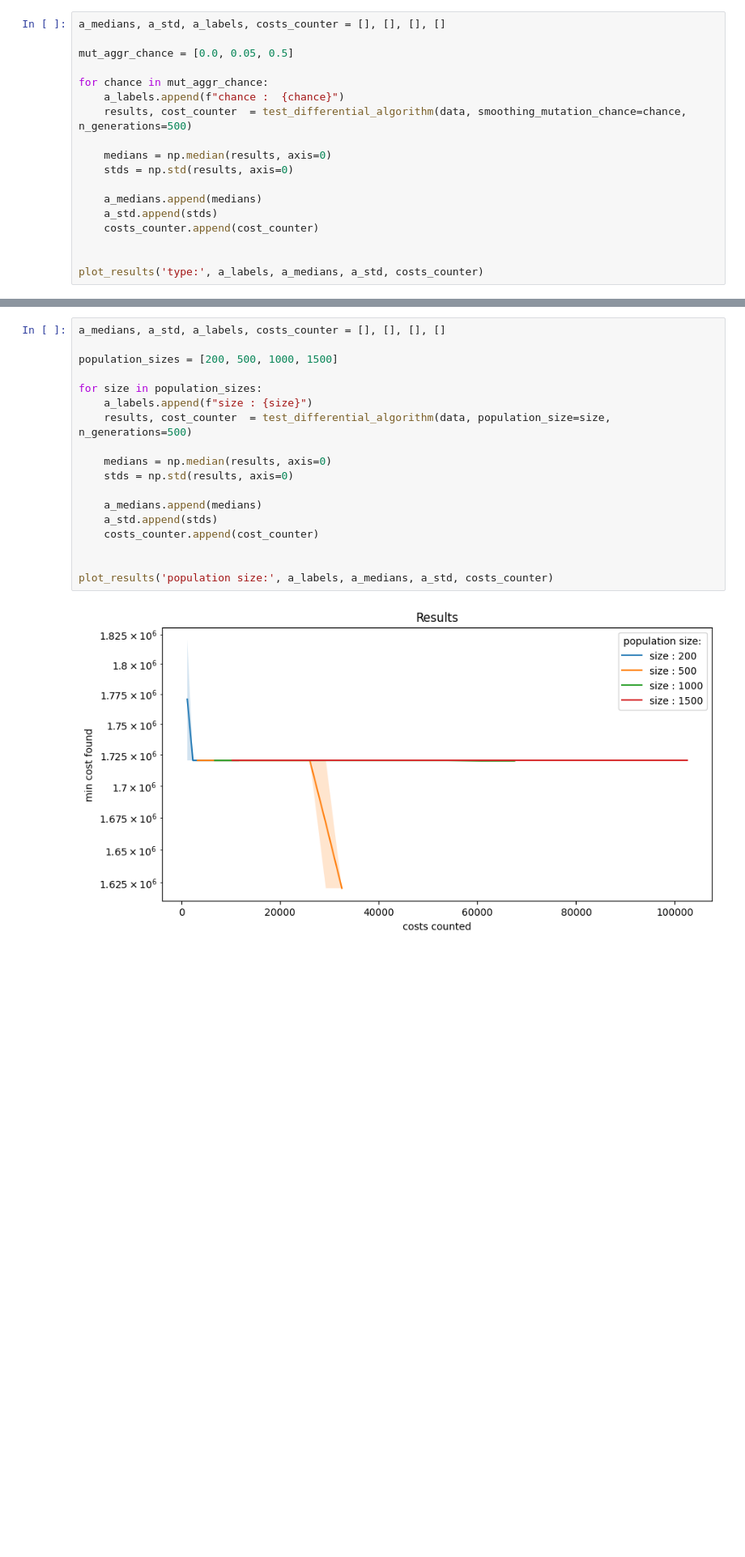
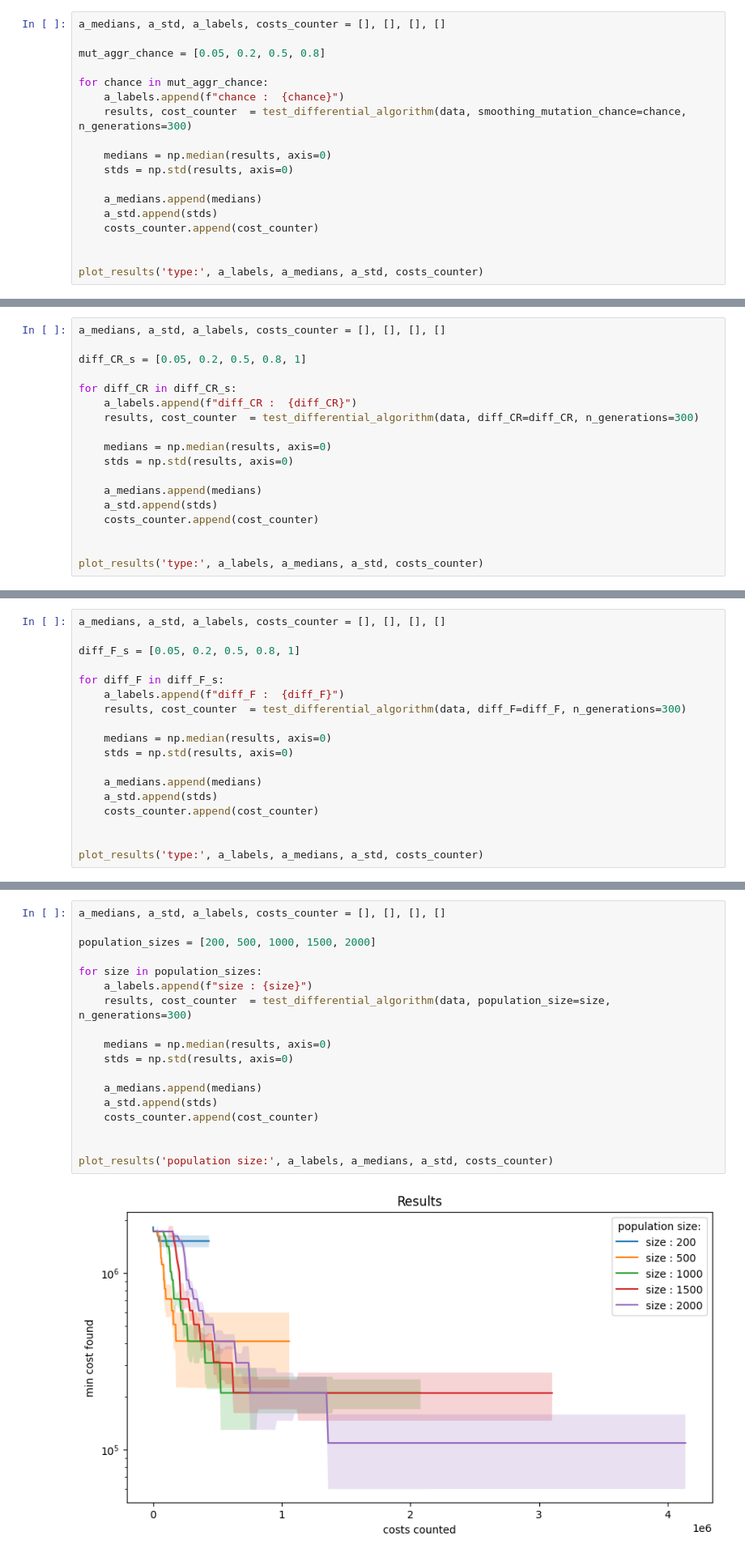
Before and after one commit to brzoza6538/network_constraints, a Jupyter notebook: network_constraints.ipynb, the cells around one changed output, grey strips where cells are left out. Shown at 81% size. Saved outputs shown, nothing was run; the diff lists cells and outputs as text; blank space fills up the shorter version.

Commit message:
tests update

```diff
--- a/network_constraints.ipynb
+++ b/network_constraints.ipynb
@@ -309,11 +293,11 @@ plt.show()
 # %%
 a_medians, a_std, a_labels, costs_counter = [], [], [], []
 
-mut_aggr_chance = [0.0, 0.05, 0.5]
+mut_aggr_chance = [0.05, 0.2, 0.5, 0.8]
 
 for chance in mut_aggr_chance:
     a_labels.append(f"chance :  {chance}")
-    results, cost_counter  = test_differential_algorithm(data, smoothing_mutation_chance=chance, n_generations=500)
+    results, cost_counter  = test_differential_algorithm(data, smoothing_mutation_chance=chance, n_generations=300)
 
     medians = np.median(results, axis=0)
     stds = np.std(results, axis=0)
@@ -326,0 +313,18 @@ plot_results('type:', a_labels, a_medians, a_std, costs_counter)
+# %%
+a_medians, a_std, a_labels, costs_counter = [], [], [], []
+
+diff_CR_s = [0.05, 0.2, 0.5, 0.8, 1]
+
+for diff_CR in diff_CR_s:
+    a_labels.append(f"diff_CR :  {diff_CR}")
+    results, cost_counter  = test_differential_algorithm(data, diff_CR=diff_CR, n_generations=300)
+
+    medians = np.median(results, axis=0)
+    stds = np.std(results, axis=0)
+
+    a_medians.append(medians)
+    a_std.append(stds)
+    costs_counter.append(cost_counter)
+
+
+plot_results('type:', a_labels, a_medians, a_std, costs_counter)
@@ -326,0 +333,18 @@ plot_results('type:', a_labels, a_medians, a_std, costs_counter)
+# %%
+a_medians, a_std, a_labels, costs_counter = [], [], [], []
+
+diff_F_s = [0.05, 0.2, 0.5, 0.8, 1]
+
+for diff_F in diff_F_s:
+    a_labels.append(f"diff_F :  {diff_F}")
+    results, cost_counter  = test_differential_algorithm(data, diff_F=diff_F, n_generations=300)
+
+    medians = np.median(results, axis=0)
+    stds = np.std(results, axis=0)
+
+    a_medians.append(medians)
+    a_std.append(stds)
+    costs_counter.append(cost_counter)
+
+
+plot_results('type:', a_labels, a_medians, a_std, costs_counter)
@@ -327,20 +353,20 @@ plot_results('type:', a_labels, a_medians, a_std, costs_counter)
 # %%
 a_medians, a_std, a_labels, costs_counter = [], [], [], []
 
-population_sizes = [200, 500, 1000, 1500]
+population_sizes = [200, 500, 1000, 1500, 2000]
 
 for size in population_sizes:
     a_labels.append(f"size : {size}")
-    results, cost_counter  = test_differential_algorithm(data, population_size=size, n_generations=500)
+    results, cost_counter  = test_differential_algorithm(data, population_size=size, n_generations=300)
 
     medians = np.median(results, axis=0)
     stds = np.std(results, axis=0)
 
     a_medians.append(medians)
     a_std.append(stds)
     costs_counter.append(cost_counter)
 
 
 plot_results('population size:', a_labels, a_medians, a_std, costs_counter)
 # %% [output]
-[figure, old version]
+[figure, new version]
```
Also changed, not shown: parts of 24 cells of this notebook, 1 other file.
